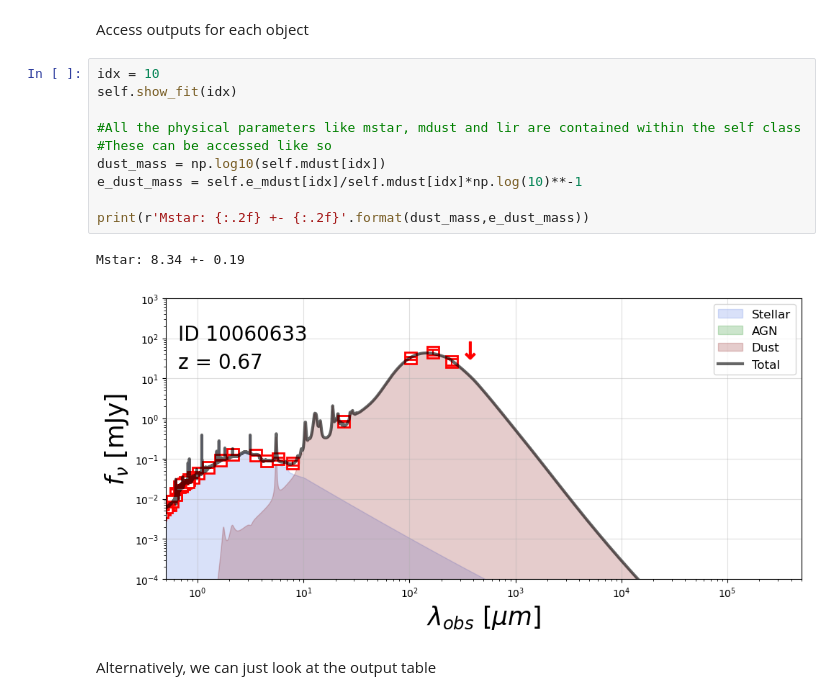
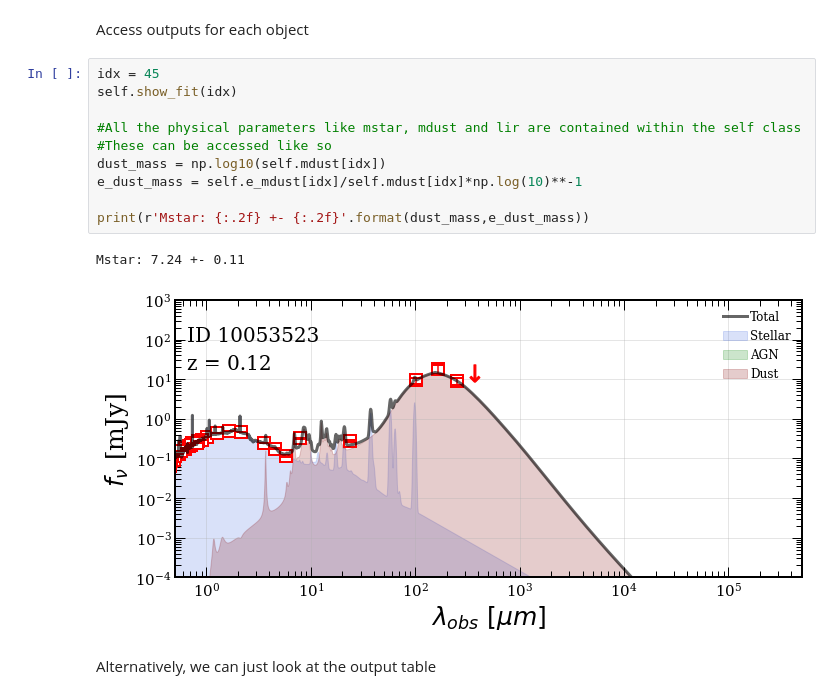
Before and after one commit to takafumi291/Modified-stardust, a Jupyter notebook: example/Stardust_Example.ipynb, the cells around one changed output. Drawn from its saved outputs; the diff is of its cells as text.

```diff
--- a/example/Stardust_Example.ipynb
+++ b/example/Stardust_Example.ipynb
@@ -85,18 +83,18 @@ Time Elapsed: 24.94939374923706 s
 # %% [markdown]
 Access outputs for each object
 # %%
-idx = 10
+idx = 45
 self.show_fit(idx)
 
 #All the physical parameters like mstar, mdust and lir are contained within the self class
 #These can be accessed like so
 dust_mass = np.log10(self.mdust[idx])
 e_dust_mass = self.e_mdust[idx]/self.mdust[idx]*np.log(10)**-1
 
 print(r'Mstar: {:.2f} +- {:.2f}'.format(dust_mass,e_dust_mass))
 # %% [output]
-Mstar: 8.34 +- 0.19
+Mstar: 7.24 +- 0.11
-[figure, old version]
+[figure, new version]
 # %% [markdown]
 Alternatively, we can just look at the output table
 # %%
```
Also changed, not shown: parts of 4 cells of this notebook.
